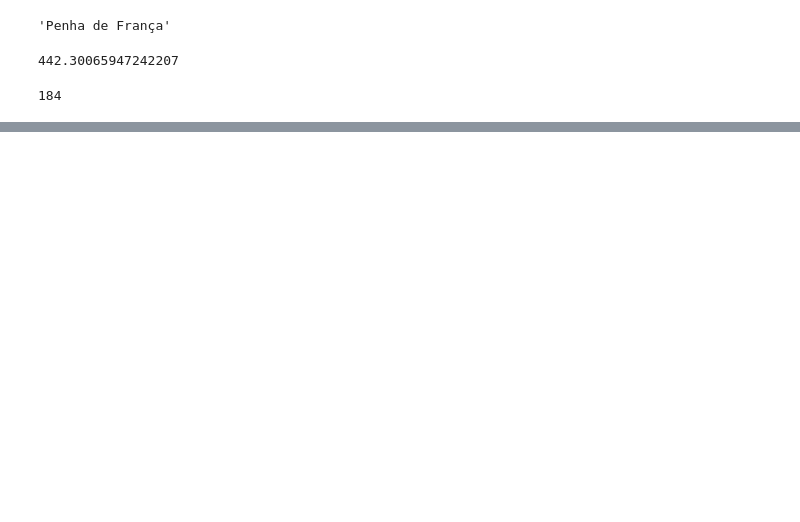
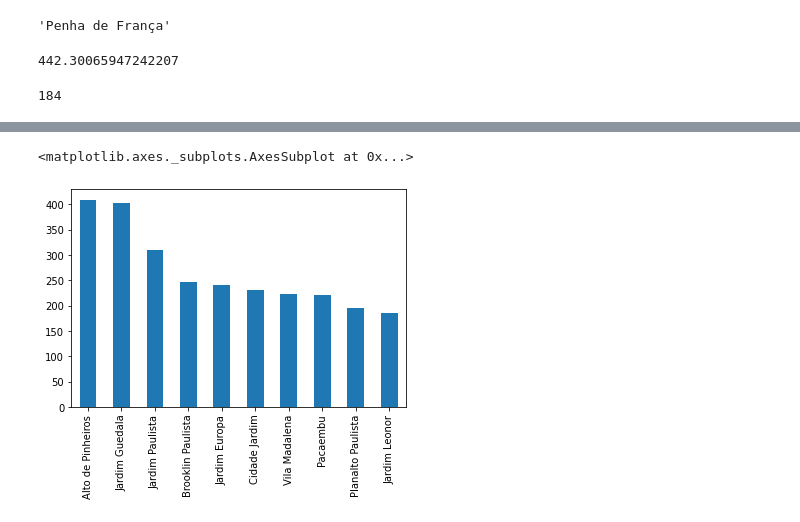
Before and after one commit to WelsonDev/ImersaoDados4Alura, a Jupyter notebook: ImersaoDados4Alura.ipynb, the cells around one changed output, grey strips where cells are left out. Saved outputs shown, nothing was run; the diff lists cells and outputs as text; code cells hidden in the pictures; blank space fills up the shorter version.

```diff
--- a/ImersaoDados4Alura.ipynb
+++ b/ImersaoDados4Alura.ipynb
@@ -50,0 +121,6 @@ sum((dados["Bairro"] == "Vila Mariana"))
+# %%
+n_imoveis_bairro = dados["Bairro"].value_counts()
+n_imoveis_bairro.head(10).plot.bar()
+# %% [output]
+<matplotlib.axes._subplots.AxesSubplot at 0x...>
+[figure, added]
```
Also changed, not shown: parts of 6 cells of this notebook.
